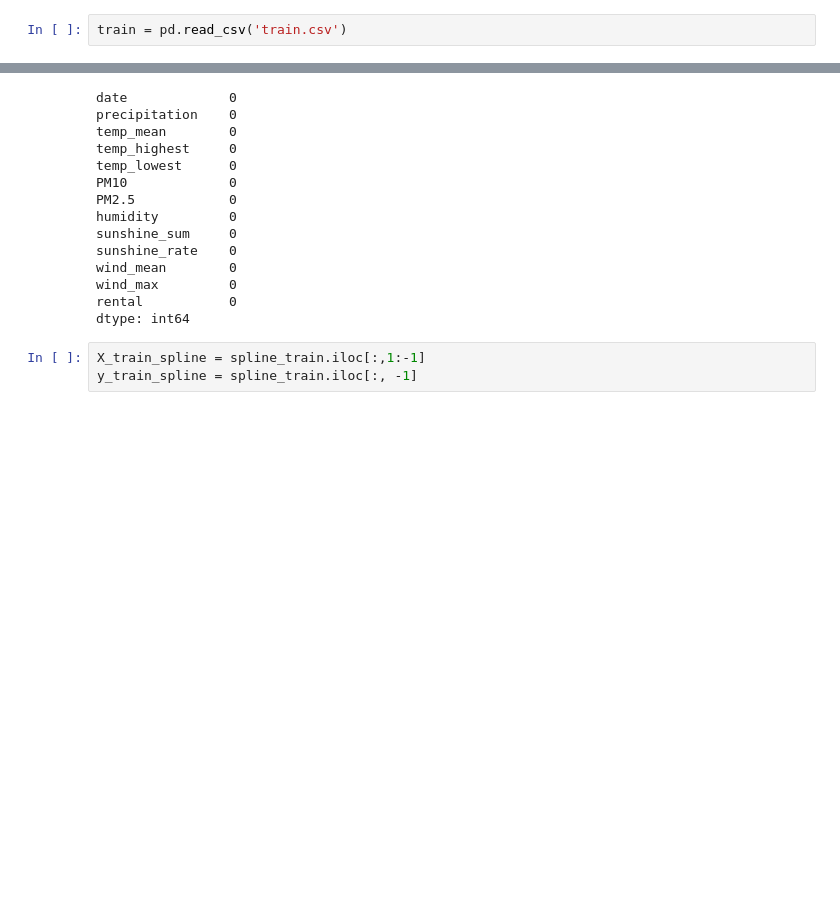
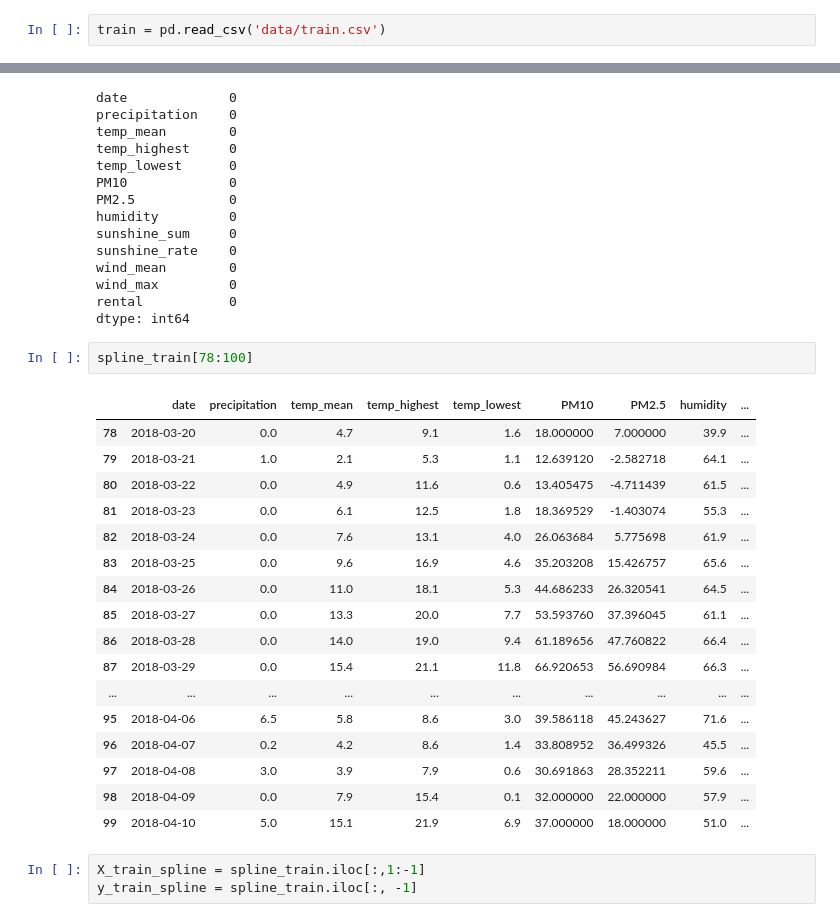
Before and after one commit to Bang-JW/kaggle_study, a Jupyter notebook: bikeseoul/interpolate_comparison.ipynb, the cells around one changed output, grey strips where cells are left out. Cells and saved outputs as stored; diff of their text form; blank space fills up the shorter version.

```diff
--- a/bikeseoul/interpolate_comparison.ipynb
+++ b/bikeseoul/interpolate_comparison.ipynb
@@ -5,5 +6,5 @@ import matplotlib.pyplot as plt
 # %%
-train = pd.read_csv('train.csv')
+train = pd.read_csv('data/train.csv')
 # %%
 #‘linear’: Ignore the index and treat the values as equally spaced.
 ip_linear = train[['PM10','PM2.5']].interpolate(method = 'linear') #slinear도 같은 결과
@@ -164,6 +163,26 @@ wind_mean        0
 wind_max         0
 rental           0
 dtype: int64
+# %%
+spline_train[78:100]
+# %% [output]
+|  | date | precipitation | temp_mean | temp_highest | temp_lowest | PM10 | PM2.5 | humidity | ... |
+| 78 | 2018-03-20 | 0.0 | 4.7 | 9.1 | 1.6 | 18.000000 | 7.000000 | 39.9 | ... |
+| 79 | 2018-03-21 | 1.0 | 2.1 | 5.3 | 1.1 | 12.639120 | -2.582718 | 64.1 | ... |
+| 80 | 2018-03-22 | 0.0 | 4.9 | 11.6 | 0.6 | 13.405475 | -4.711439 | 61.5 | ... |
+| 81 | 2018-03-23 | 0.0 | 6.1 | 12.5 | 1.8 | 18.369529 | -1.403074 | 55.3 | ... |
+| 82 | 2018-03-24 | 0.0 | 7.6 | 13.1 | 4.0 | 26.063684 | 5.775698 | 61.9 | ... |
+| 83 | 2018-03-25 | 0.0 | 9.6 | 16.9 | 4.6 | 35.203208 | 15.426757 | 65.6 | ... |
+| 84 | 2018-03-26 | 0.0 | 11.0 | 18.1 | 5.3 | 44.686233 | 26.320541 | 64.5 | ... |
+| 85 | 2018-03-27 | 0.0 | 13.3 | 20.0 | 7.7 | 53.593760 | 37.396045 | 61.1 | ... |
+| 86 | 2018-03-28 | 0.0 | 14.0 | 19.0 | 9.4 | 61.189656 | 47.760822 | 66.4 | ... |
+| 87 | 2018-03-29 | 0.0 | 15.4 | 21.1 | 11.8 | 66.920653 | 56.690984 | 66.3 | ... |
+| ... | ... | ... | ... | ... | ... | ... | ... | ... | ... |
+| 95 | 2018-04-06 | 6.5 | 5.8 | 8.6 | 3.0 | 39.586118 | 45.243627 | 71.6 | ... |
+| 96 | 2018-04-07 | 0.2 | 4.2 | 8.6 | 1.4 | 33.808952 | 36.499326 | 45.5 | ... |
+| 97 | 2018-04-08 | 3.0 | 3.9 | 7.9 | 0.6 | 30.691863 | 28.352211 | 59.6 | ... |
+| 98 | 2018-04-09 | 0.0 | 7.9 | 15.4 | 0.1 | 32.000000 | 22.000000 | 57.9 | ... |
+| 99 | 2018-04-10 | 5.0 | 15.1 | 21.9 | 6.9 | 37.000000 | 18.000000 | 51.0 | ... |
 # %%
 X_train_spline = spline_train.iloc[:,1:-1]
 y_train_spline = spline_train.iloc[:, -1]
```
Also changed, not shown: parts of 21 cells of this notebook, 1 other file.
